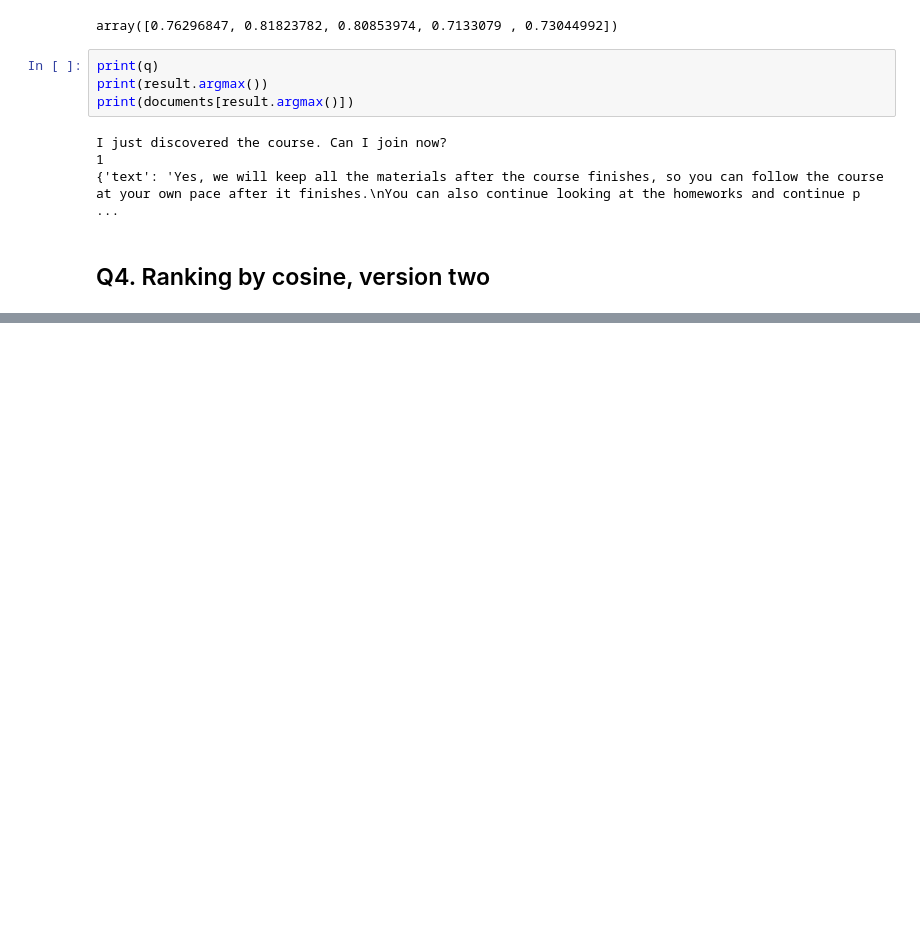
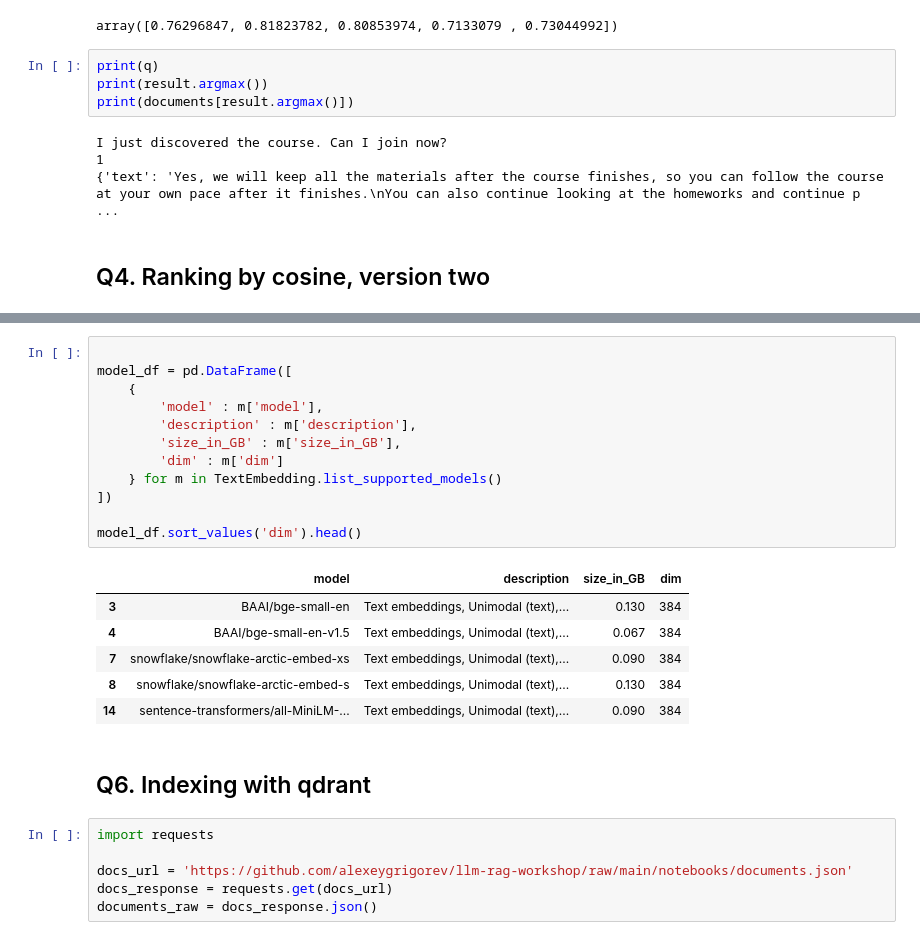
Before and after one commit to quang-g/llm_zoomcamp, a Jupyter notebook: 02-vector-search/homework.ipynb, the cells around one changed output, grey strips where cells are left out. Saved outputs shown, nothing was run; the diff lists cells and outputs as text; blank space fills up the shorter version.

```diff
--- a/02-vector-search/homework.ipynb
+++ b/02-vector-search/homework.ipynb
@@ -112,0 +185,27 @@ I just discovered the course. Can I join now?
+# %%
+
+model_df = pd.DataFrame([
+    {
+        'model' : m['model'],
+        'description' : m['description'],
+        'size_in_GB' : m['size_in_GB'],
+        'dim' : m['dim']
+    } for m in TextEmbedding.list_supported_models()
+])
+
+model_df.sort_values('dim').head()
+# %% [output]
+|  | model | description | size_in_GB | dim |
+| 3 | BAAI/bge-small-en | Text embeddings, Unimodal (text),... | 0.130 | 384 |
+| 4 | BAAI/bge-small-en-v1.5 | Text embeddings, Unimodal (text),... | 0.067 | 384 |
+| 7 | snowflake/snowflake-arctic-embed-xs | Text embeddings, Unimodal (text),... | 0.090 | 384 |
+| 8 | snowflake/snowflake-arctic-embed-s | Text embeddings, Unimodal (text),... | 0.130 | 384 |
+| 14 | sentence-transformers/all-MiniLM-... | Text embeddings, Unimodal (text),... | 0.090 | 384 |
+# %% [markdown]
+## Q6. Indexing with qdrant
+# %%
+import requests
+
+docs_url = 'https://github.com/alexeygrigorev/llm-rag-workshop/raw/main/notebooks/documents.json'
+docs_response = requests.get(docs_url)
+documents_raw = docs_response.json()
```
Also changed, not shown: parts of 15 cells of this notebook.
